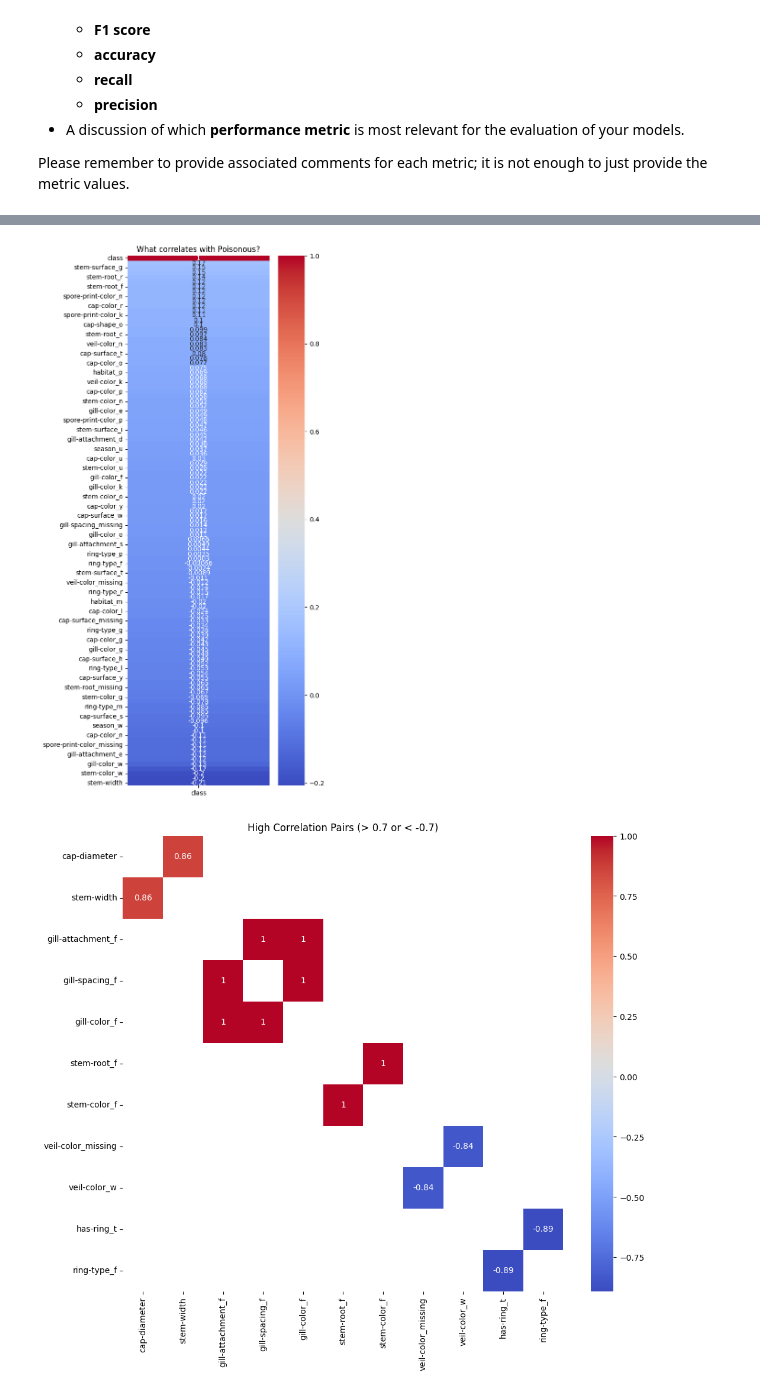
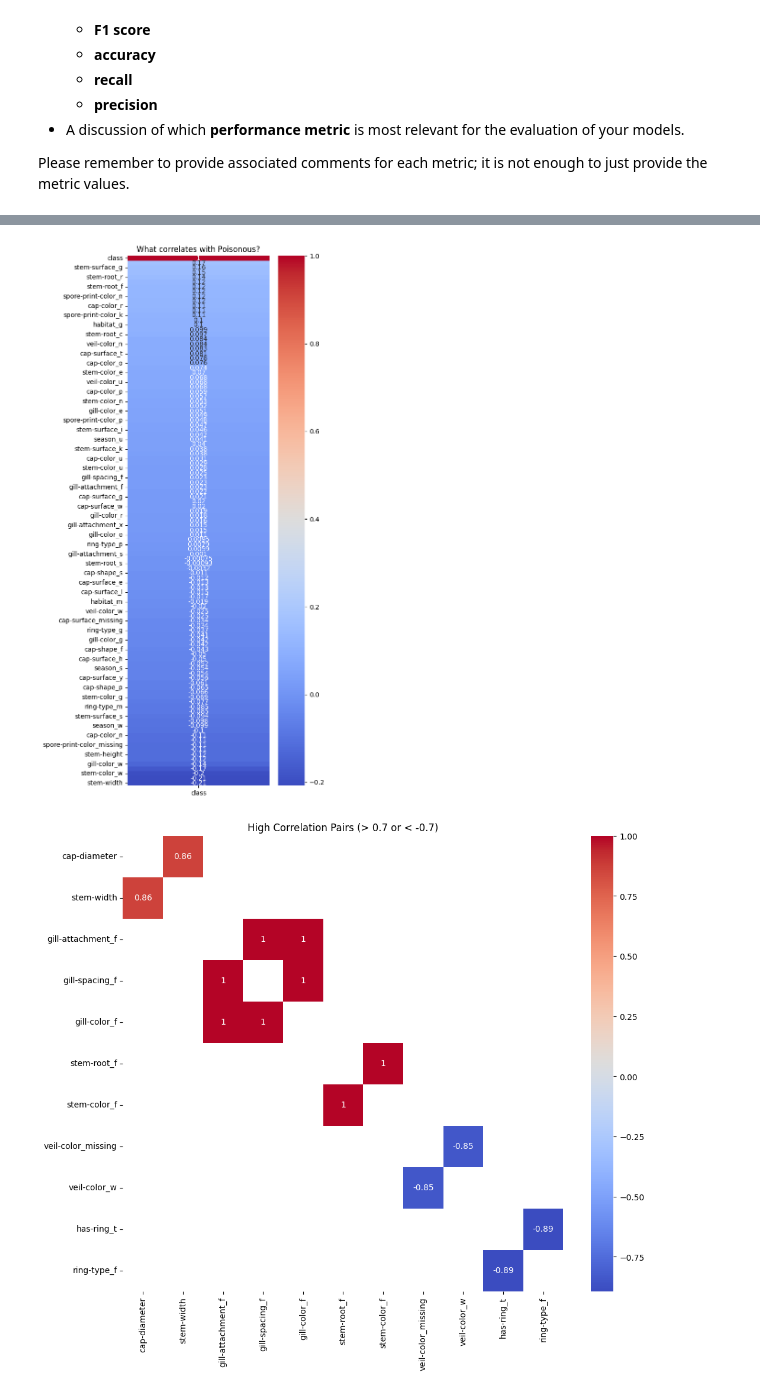
Before and after one commit to junek1234/Mushrooms-ML-Assigment-3, a Jupyter notebook: 3 Mushroom foraging/3. Mushroom foraging.ipynb, the cells around one changed output, grey strips where cells are left out. Saved outputs shown, nothing was run; the diff lists cells and outputs as text; code cells hidden in the pictures.

Commit message:
[fix] preprocessing after train val test split

```diff
--- a/3 Mushroom foraging/3. Mushroom foraging.ipynb
+++ b/3 Mushroom foraging/3. Mushroom foraging.ipynb
@@ -93,3 +171,6 @@ Name: proportion, dtype: float64
+# %%
+X_train_val=X_train_val.drop(columns=["veil-type"])
+X_train_val= X_train_val.fillna('missing')
 # %%
 # outliers
 
@@ -141,7 +238,10 @@ data['stem-width'] = data['stem-width'].fillna(data['stem-width'].median())
 # %%
 # one-hot encoding
 from sklearn.preprocessing import LabelEncoder
-data = pd.get_dummies(data, columns=["cap-shape", "cap-surface", "cap-color", "does-bruise-or-bleed", "gill-attachment", "gill-spacing", "gill-color", "stem-root", "stem-surface", "stem-color", "veil-color", "has-ring", "ring-type", "spore-print-color", "habitat", "season"], drop_first=True)
+X_train_val = pd.get_dummies(X_train_val, columns=["cap-shape", "cap-surface", "cap-color", "does-bruise-or-bleed", "gill-attachment", "gill-spacing", "gill-color", "stem-root", "stem-surface", "stem-color", "veil-color", "has-ring", "ring-type", "spore-print-color", "habitat", "season"], drop_first=True)
 le = LabelEncoder()
-data['class'] = le.fit_transform(data['class'])
-data.head()
+y_train_val = le.fit_transform(y_train_val)
+X_train_val.head()
+
+train_val_data = X_train_val.copy()
+train_val_data['class'] = y_train_val.copy()
@@ -155,31 +248,31 @@ data.head()
 # %%
 # correlation
 
-target_corr = data.corr()[['class']].sort_values(by='class', ascending=False)
+target_corr = train_val_data.corr()[['class']].sort_values(by='class', ascending=False)
 
 plt.figure(figsize=(5, 15))
 sns.heatmap(target_corr, annot=True, cmap="coolwarm")
 plt.title("What correlates with Poisonous?")
 plt.show()
 
-corr = data.corr()
+corr = train_val_data.corr()
 
 mask_self = np.eye(corr.shape[0]) == 0
 corr_no_diag = corr.where(mask_self)
 
 filtered_corr = corr_no_diag[((corr_no_diag >= 0.7) | (corr_no_diag <= -0.7))]
 
 filtered_corr = filtered_corr.dropna(how='all', axis=0).dropna(how='all', axis=1)
 
 plt.figure(figsize=(12, 10))
 sns.heatmap(filtered_corr,
             annot=True,
             cmap="coolwarm",
            )
 
 plt.title("High Correlation Pairs (> 0.7 or < -0.7)")
 plt.show()
 # %% [output]
-[figure, old version]
+[figure, new version]
 [figure]
 # %%
```
Also changed, not shown: parts of 10 cells of this notebook.
